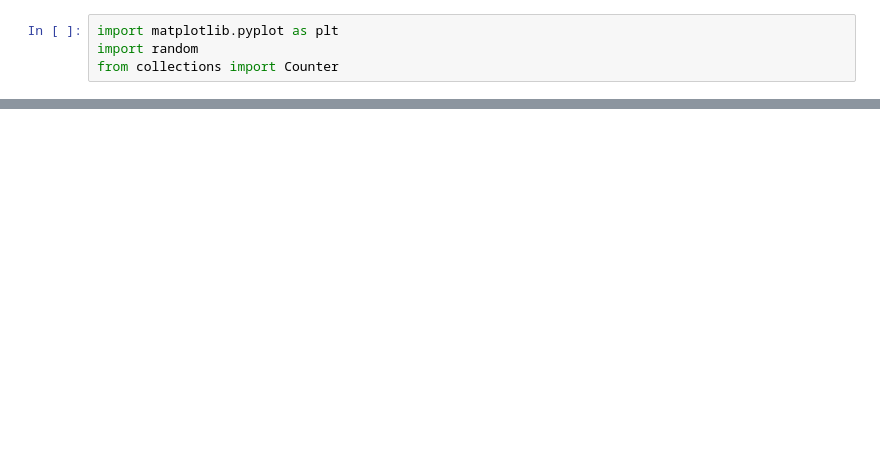
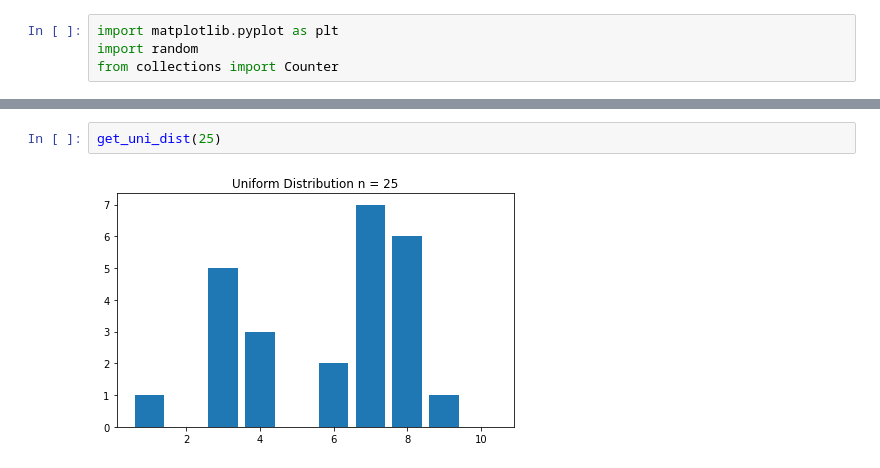
Before and after one commit to Johndsalas/code_katamari, a Jupyter notebook: uniform_distribution.ipynb, the cells around one changed output, grey strips where cells are left out. Saved outputs shown, nothing was run; the diff lists cells and outputs as text; blank space fills up the shorter version.

```diff
--- a/uniform_distribution.ipynb
+++ b/uniform_distribution.ipynb
@@ -17 +30,5 @@ values = [train.rating_difference[(train.upset == True)].mean(),train.rating_dif
+# %%
+get_uni_dist(25)
+# %% [output]
+[figure, added]
 # %%
```
Also changed, not shown: parts of 9 cells of this notebook.
